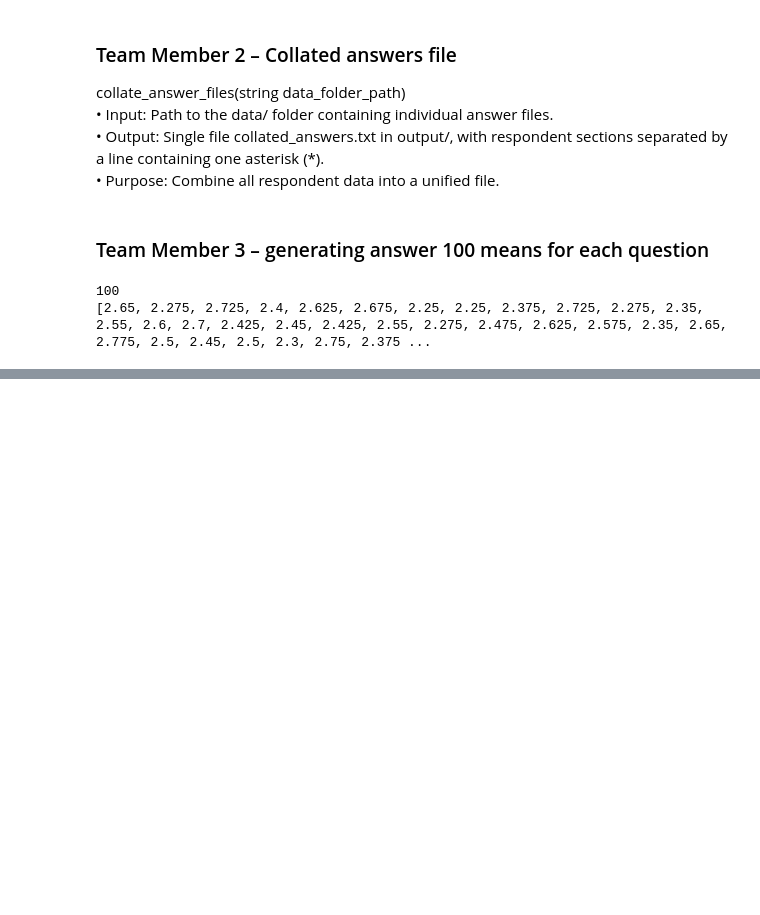
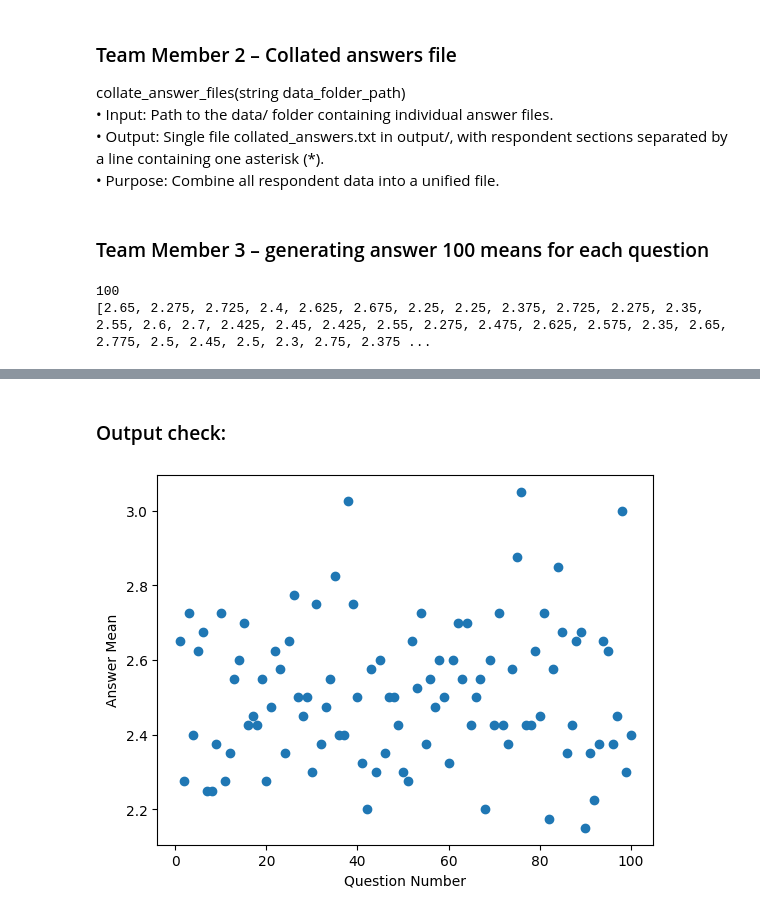
Before and after one commit to fxgf0030-uol/MATH1604_GP_G11, a Jupyter notebook: reviews/review_by_M3.ipynb, the cells around one changed output, grey strips where cells are left out. Saved outputs shown, nothing was run; the diff lists cells and outputs as text; code cells hidden in the pictures; blank space fills up the shorter version.

```diff
--- a/reviews/review_by_M3.ipynb
+++ b/reviews/review_by_M3.ipynb
@@ -49,7 +49,7 @@ def generate_means_sequence(collated_answers_path):
     for index in range(0, len(lines), 101):
         individual_group = []
         for line in lines[index: index+100]:
-            if line.rstrip() != 0:
+            if int(line.rstrip()) != 0:
                 individual_group.append(int(line.rstrip()))
             else:
                 pass
@@ -77,0 +85,39 @@ print(generate_means_sequence("../mock/M_output/collated.txt"))
+# %%
+import matplotlib.pyplot as plt
+
+def visualize_data(collated_answers_path, n):
+
+    means = generate_means_sequence(collated_answers_path)
+
+    with open(collated_answers_path, "r") as file:
+        lines = file.readlines()
+
+    smaller_groups = []
+    for index in range(0, len(lines), 101):
+        individual_group = []
+        for line in lines[index: index+100]:
+            if int(line.rstrip()) != 0:
+                individual_group.append(int(line.rstrip()))
+            else:
+                pass
+        smaller_groups.append(individual_group)
+
+    if n == 1:
+        plt.scatter(range(1, 101), means)
+        plt.xlabel("Question Number")
+        plt.ylabel("Answer Mean")
+        plt.show()
+    elif n == 2:
+        for answer in smaller_groups:
+            plt.plot(range(1, 101), answer, alpha=0.5)
+        plt.xlabel("Question Number")
+        plt.ylabel("Answer Value")
+        plt.show()
+    else:
+        print("Wrong n input; should be 1 or 2")
+# %% [markdown]
+### Output check:
+# %%
+visualize_data("../mock/M_output/collated.txt", 1)
+# %% [output]
+[figure, added]
```
Also changed, not shown: parts of 5 cells of this notebook, 1 other file.
